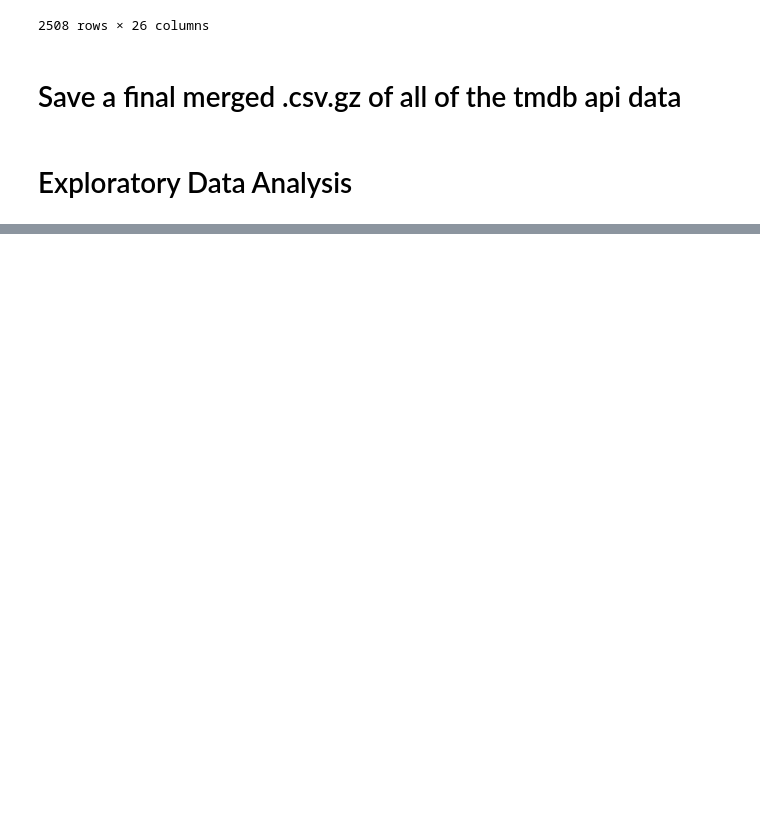
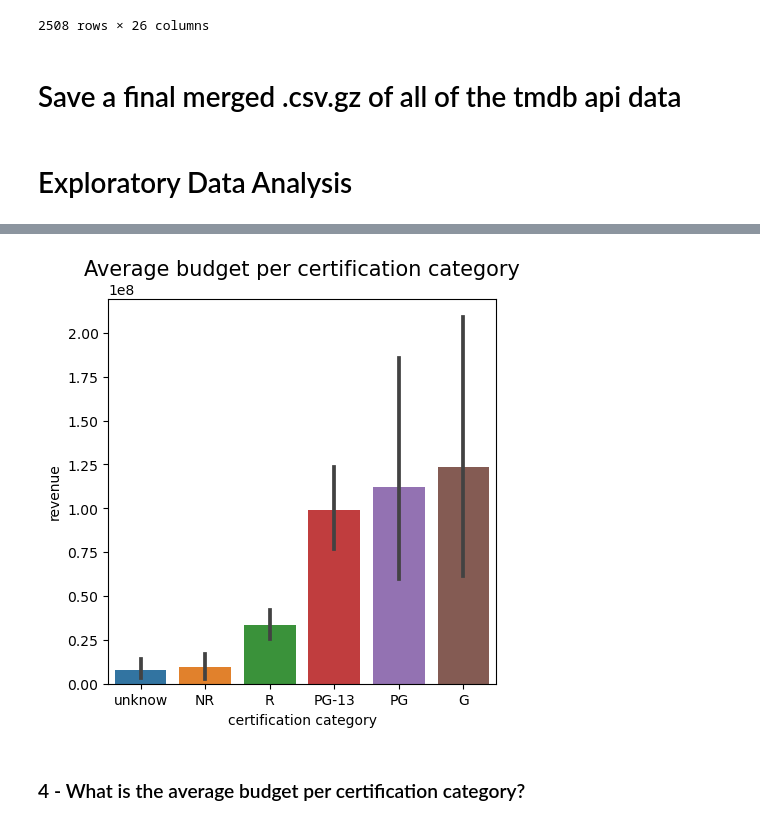
Before and after one commit to MileneCV/Movies_dataset_project3, a Jupyter notebook: movies_database.ipynb, the cells around one changed output, grey strips where cells are left out. Saved outputs shown, nothing was run; the diff lists cells and outputs as text; code cells hidden in the pictures; blank space fills up the shorter version.

```diff
--- a/movies_database.ipynb
+++ b/movies_database.ipynb
@@ -671,0 +759,13 @@ len(df_2000_2001)
+# %%
+aveg_renue_sorted = valid_finalcial.groupby('certification')['revenue'].mean().reset_index().sort_values('revenue')
+# %%
+plt.figure(figsize=(5,5))
+sns.barplot(data=valid_finalcial, x='certification', y='revenue', order= aveg_renue_sorted['certification'])
+plt.title('Average budget per certification category', fontsize=15)
+plt.xlabel('certification category', fontsize=10)
+plt.ylabel('revenue', fontsize=10)
+plt.show()
+# %% [output]
+[figure, added]
+# %% [markdown]
+### 4 -  What is the average budget per certification category?
```
Also changed, not shown: parts of 20 cells of this notebook, 1 other file.
